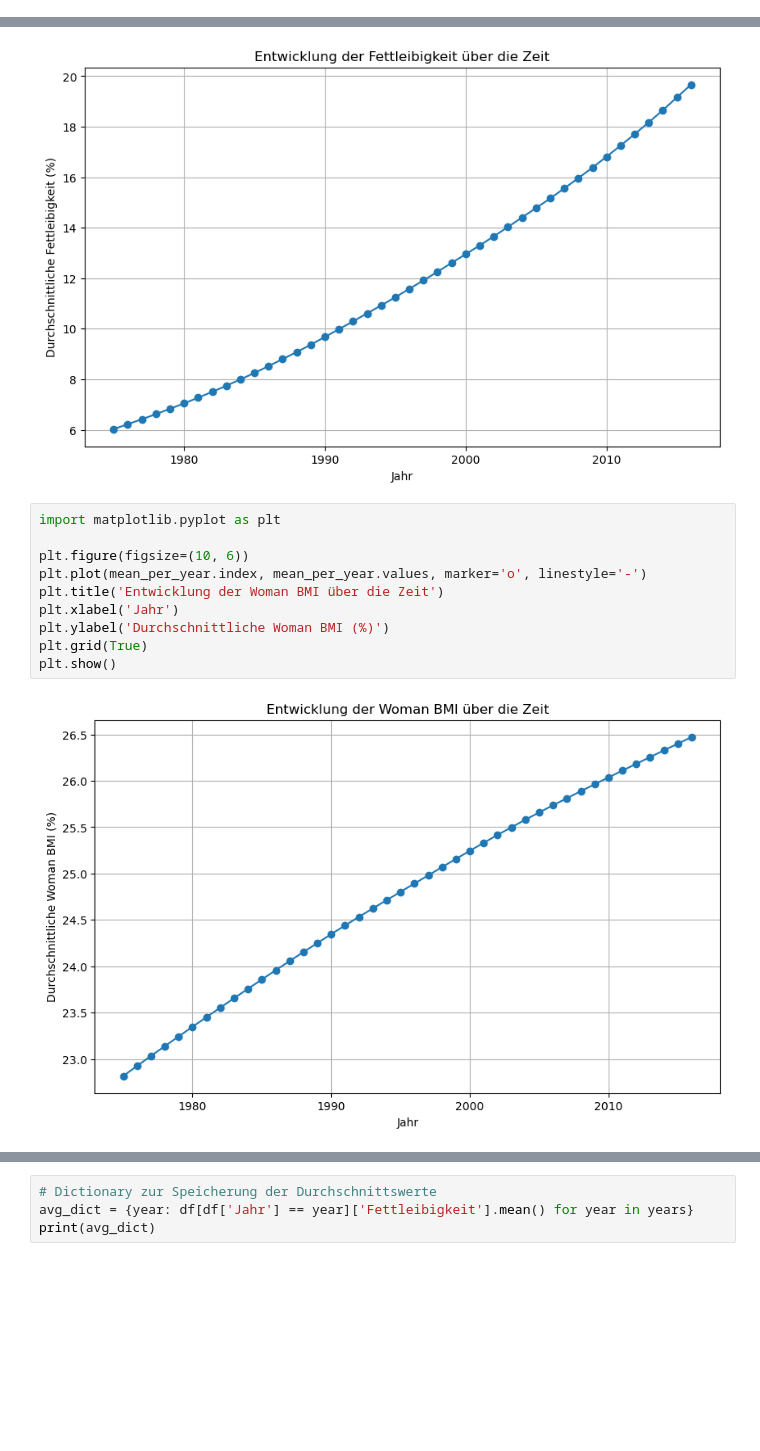
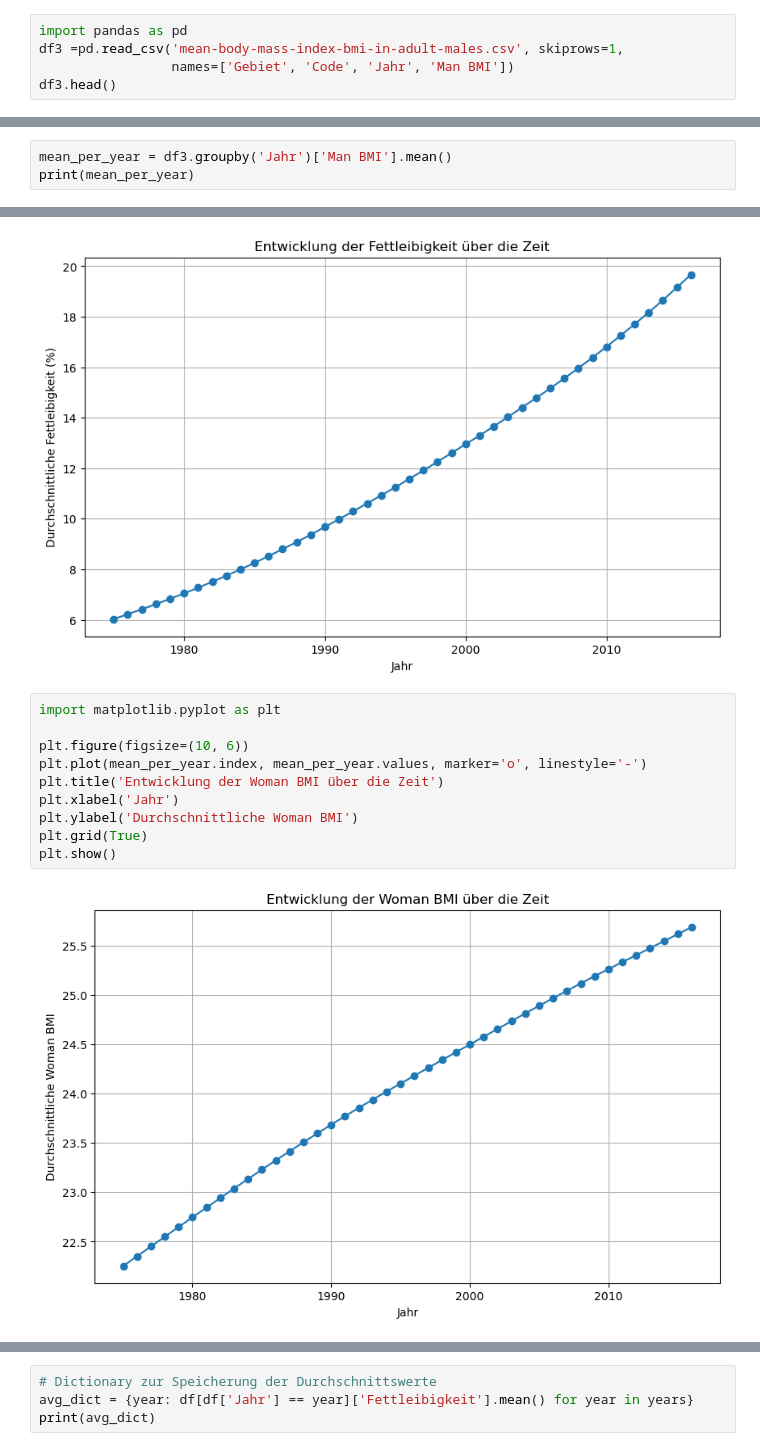
Before and after one commit to simona-cyber/LN-Python, a Jupyter notebook: Grundgerüst_Leistungsnachweis.ipynb, the cells around one changed output, grey strips where cells are left out. Drawn from its saved outputs; the diff is of its cells as text; blank space fills up the shorter version.

```diff
--- a/Grundgerüst_Leistungsnachweis.ipynb
+++ b/Grundgerüst_Leistungsnachweis.ipynb
@@ -65,3 +65,8 @@ df2.head()
 | 2 | Afghanistan | AFG | 1977 | 19.128086 |
 | 3 | Afghanistan | AFG | 1978 | 19.269247 |
 | 4 | Afghanistan | AFG | 1979 | 19.409477 |
+# %%
+import pandas as pd
+df3 =pd.read_csv('mean-body-mass-index-bmi-in-adult-males.csv', skiprows=1,
+                 names=['Gebiet', 'Code', 'Jahr', 'Man BMI'])
+df3.head()
@@ -585,3 +756,6 @@ Jahr
 2015    26.400608
 2016    26.472312
 Name: Woman BMI, dtype: float64
+# %%
+mean_per_year = df3.groupby('Jahr')['Man BMI'].mean()
+print(mean_per_year)
@@ -622,12 +825,12 @@ plt.show()
 # %%
 import matplotlib.pyplot as plt
 
 plt.figure(figsize=(10, 6))
 plt.plot(mean_per_year.index, mean_per_year.values, marker='o', linestyle='-')
 plt.title('Entwicklung der Woman BMI über die Zeit')
 plt.xlabel('Jahr')
-plt.ylabel('Durchschnittliche Woman BMI (%)')
+plt.ylabel('Durchschnittliche Woman BMI')
 plt.grid(True)
 plt.show()
 # %% [output]
-[figure, old version]
+[figure, new version]
```
Also changed, not shown: parts of 33 cells of this notebook, 1 other file.
